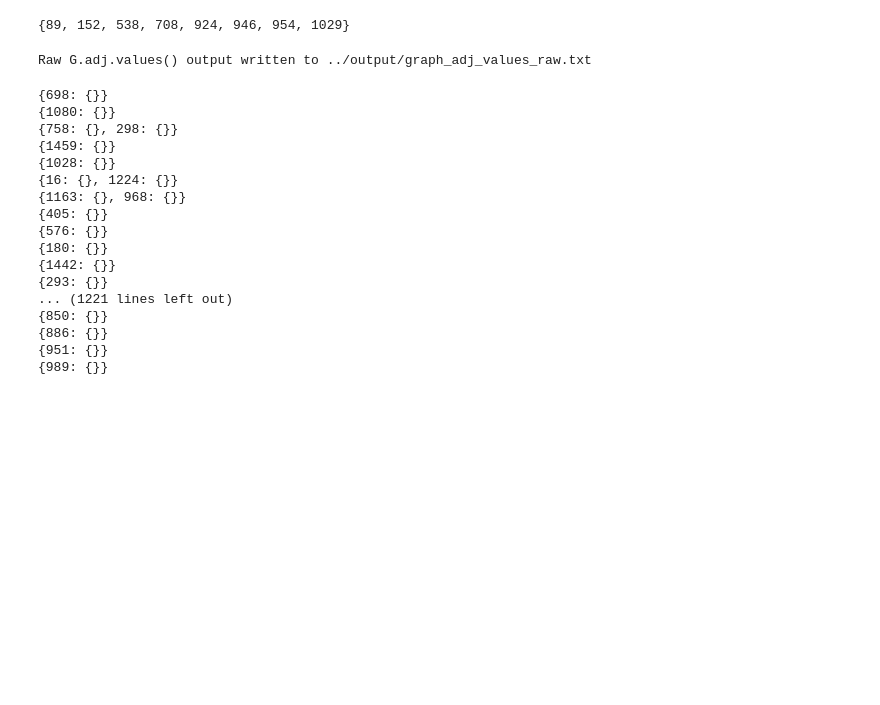
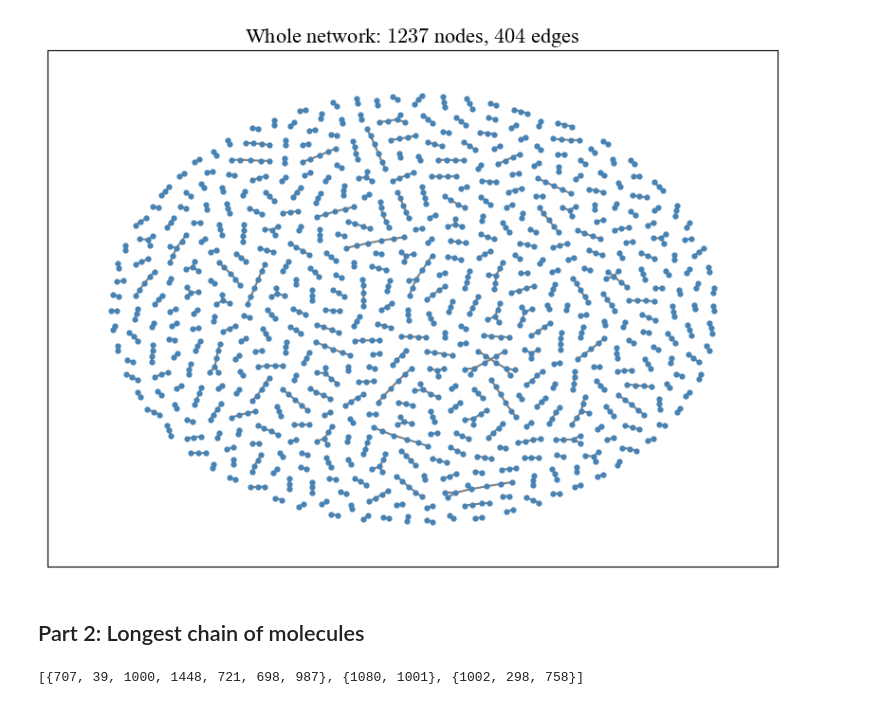
Before and after one commit to QMathsdude/kmc-charge-transport-organic-semiconductor, a Jupyter notebook: notebooks/01_graph_network_of_e-coupling_2D.ipynb, the cells around one changed output. Drawn from its saved outputs; the diff is of its cells as text; code cells hidden in the pictures; blank space fills up the shorter version.

Commit message:
Solved part 2

```diff
--- a/notebooks/01_graph_network_of_e-coupling_2D.ipynb
+++ b/notebooks/01_graph_network_of_e-coupling_2D.ipynb
@@ -33,36 +35,34 @@ nx.draw(G, with_labels=False, font_weight='bold', node_size=12, width=0.2)
-# %%
-# Find the largest connected component
-max(nx.k_components(G)[1], key=len)
-# %% [output]
-{89, 152, 538, 708, 924, 946, 954, 1029}
-# %%
-output_filename = "../output/graph_adj_values_raw.txt"
-
-with open(output_filename, "w") as f:
-    for n_view in nx.k_components(G)[1]: # n_view is an AtlasView object
-        f.write(str(n_view) + "\n") # Convert the view to string and add newline
-
-print(f"Raw G.adj.values() output written to {output_filename}")
-# %% [output]
-Raw G.adj.values() output written to ../output/graph_adj_values_raw.txt
-# %%
-for n in G.adj.values():
-    print(n)
-# %% [output]
-{698: {}}
-{1080: {}}
-{758: {}, 298: {}}
-{1459: {}}
-{1028: {}}
-{16: {}, 1224: {}}
-{1163: {}, 968: {}}
-{405: {}}
-{576: {}}
-{180: {}}
-{1442: {}}
-{293: {}}
-... (1221 lines left out)
-{850: {}}
-{886: {}}
-{951: {}}
-{989: {}}
+# %%
+# Plot customization
+plt.rcParams['text.usetex'] = False
+plt.rcParams['font.family'] = 'Times New Roman'
+plt.rcParams['mathtext.fontset'] = 'cm'
+plt.rcParams['figure.dpi'] = 100
+
+# Visualize the graph
+fig, ax = plt.subplots(figsize=(8, 6))
+ax.set_title(f"Whole network: ${len(G.nodes)}$ nodes, ${int(len(G.edges) / 2)}$ edges", fontsize=16)
+nx.draw_networkx(
+    G,
+    with_labels=False,
+    font_weight="bold",
+    node_size=12,
+    width=1.5,
+    node_color="steelblue",
+    edge_color="gray",
+)
+plt.tight_layout()
+plt.show()
+# %% [output]
+[figure, added]
+# %% [markdown]
+## Part 2: Longest chain of molecules
+# %%
+# Use connected_components to find all disjoint subgraphs
+mol_i_longest_chain = list(max(nx.connected_components(G), key=len))
+mol_j_longest_chain = [int(molecules.query("Mol_i == @e")["Mol_j_nearest"].values[0]) for e in mol_i_longest_chain]
+
+# Checking
+print(list(nx.connected_components(G))[:3])
+# %% [output]
+[{707, 39, 1000, 1448, 721, 698, 987}, {1080, 1001}, {1002, 298, 758}]
```
Also changed, not shown: parts of 7 cells of this notebook.
